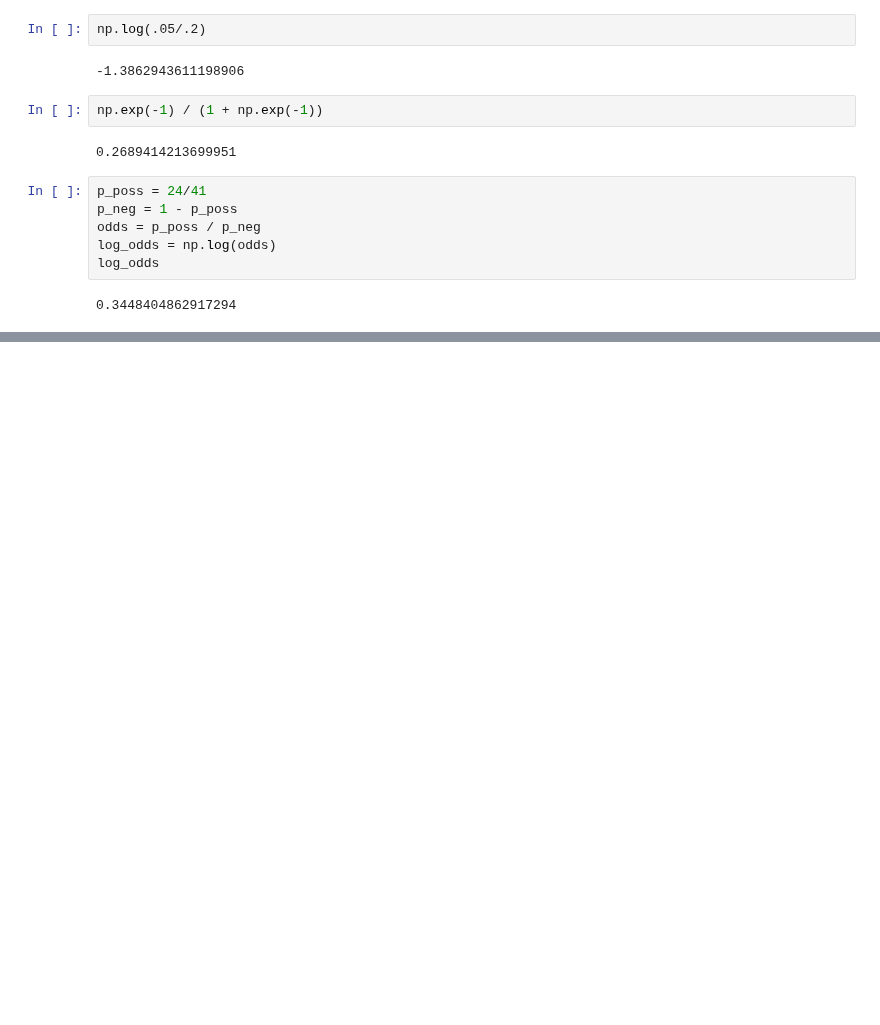
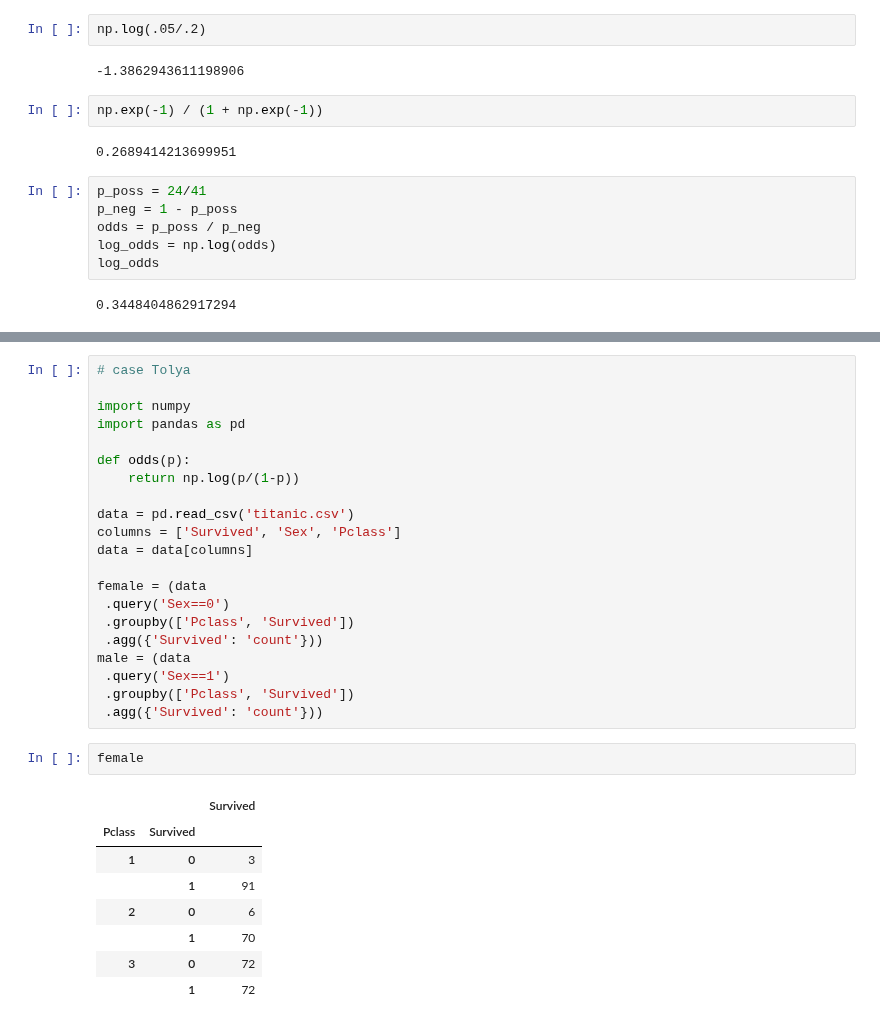
Before and after one commit to Stynic/train_ml_math, a Jupyter notebook: ml/low_level/module_9/notebook_9.ipynb, the cells around one changed output, grey strips where cells are left out. Drawn from its saved outputs; the diff is of its cells as text; blank space fills up the shorter version.

Commit message:
continue working with log regression for analysis data
continue working with log regression for analysis data

```diff
--- a/ml/low_level/module_9/notebook_9.ipynb
+++ b/ml/low_level/module_9/notebook_9.ipynb
@@ -731,0 +902,32 @@ log_odds
+# %%
+# case Tolya
+
+import numpy
+import pandas as pd
+
+def odds(p):
+    return np.log(p/(1-p))
+
+data = pd.read_csv('titanic.csv')
+columns = ['Survived', 'Sex', 'Pclass']
+data = data[columns]
+
+female = (data
+ .query('Sex==0')
+ .groupby(['Pclass', 'Survived'])
+ .agg({'Survived': 'count'}))
+male = (data
+ .query('Sex==1')
+ .groupby(['Pclass', 'Survived'])
+ .agg({'Survived': 'count'}))
+# %%
+female
+# %% [output]
+|  |  | Survived |
+| Pclass | Survived |  |
+| 1 | 0 | 3 |
+|  | 1 | 91 |
+| 2 | 0 | 6 |
+|  | 1 | 70 |
+| 3 | 0 | 72 |
+|  | 1 | 72 |
```
Also changed, not shown: parts of 21 cells of this notebook, 1 other file.
